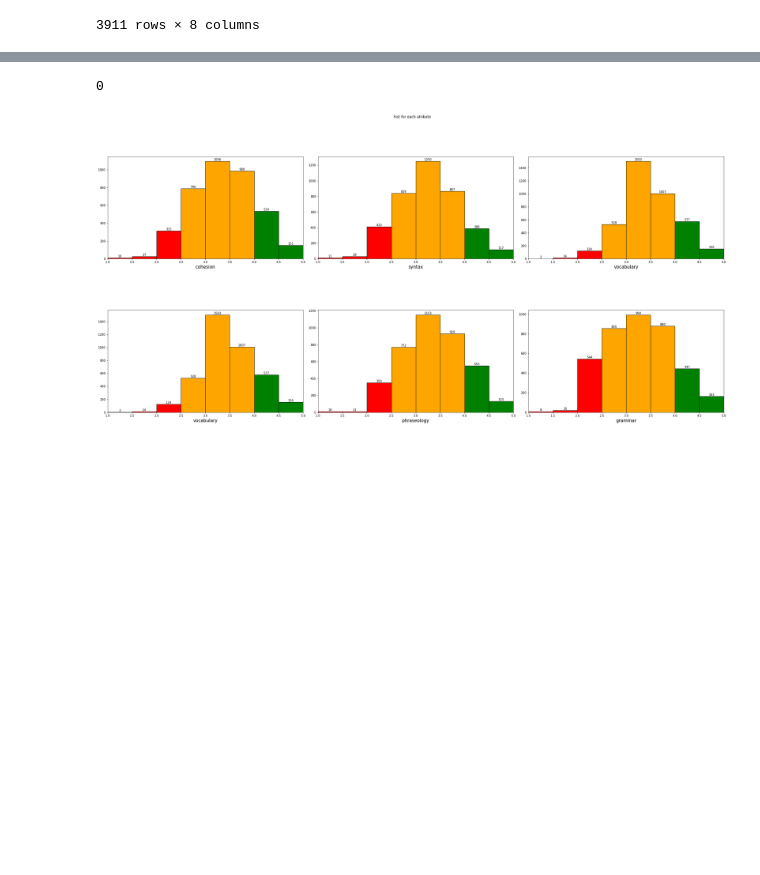
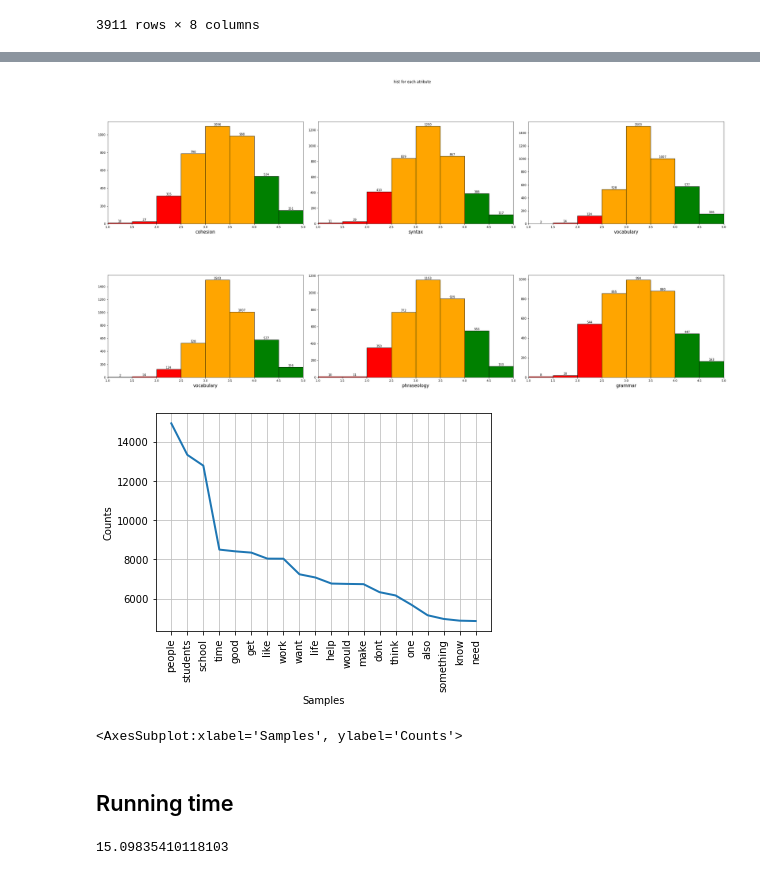
Before and after one commit to leofrio/English-Proficiency-Repository, a Jupyter notebook: doingit.ipynb, the cells around one changed output, grey strips where cells are left out. Cells and saved outputs as stored; diff of their text form; code cells hidden in the pictures; blank space fills up the shorter version.

Commit message:
adding nwords and commonwords

```diff
--- a/doingit.ipynb
+++ b/doingit.ipynb
@@ -80,8 +172,19 @@ for i in range(dimX):
 fig.align_labels()
 fig.tight_layout()
 fig.subplots_adjust(top=0.85,hspace=0.5)
-aux=list(y["syntax"])
-aux.count(2.6)
 # %% [output]
-0
 [figure]
+# %%
+filtered_words=filter_text(essays,unique_words=False)
+common=FreqDist(filtered_words)
+common.plot(20)
+# %% [output]
+[figure, added]
+<AxesSubplot:xlabel='Samples', ylabel='Counts'>
+# %% [markdown]
+## Running time
+# %%
+end=time.time()
+print(end-start)
+# %% [output]
+15.09835410118103
```
Also changed, not shown: parts of 15 cells of this notebook, 1 other file.
